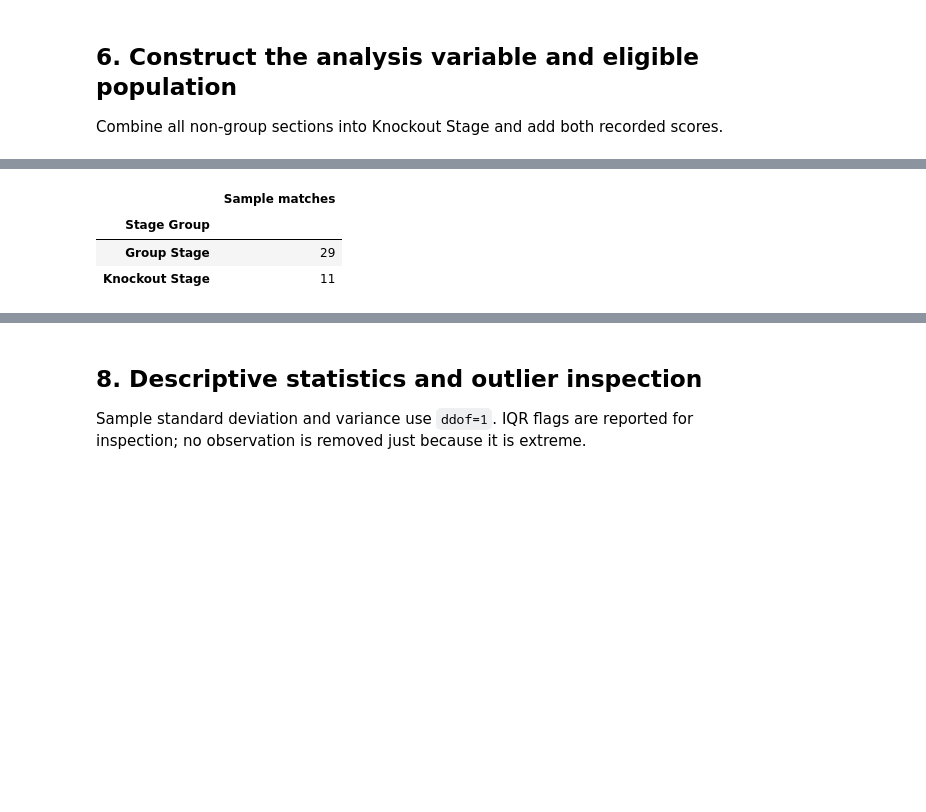
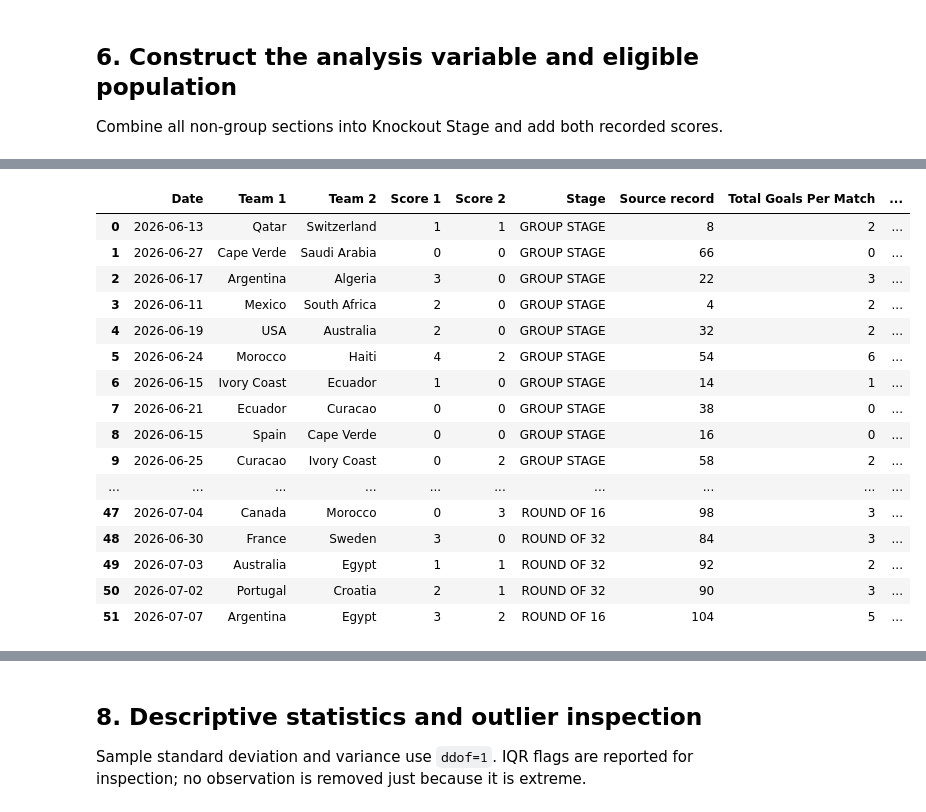
Before and after one commit to omarfaruk309/HIT140-FOUNDATIONS-OF-DATA-SCIENCE-Assessment2-WorldCup2026, a Jupyter notebook: questions/Question_1_Goals/question1.ipynb, the cells around one changed output, grey strips where cells are left out. Drawn from its saved outputs; the diff is of its cells as text; code cells hidden in the pictures; blank space fills up the shorter version.

```diff
--- a/questions/question1/question1.ipynb
+++ b/questions/Question_1_Goals/question1.ipynb
@@ -8,7 +8,6 @@ Is the average number of goals per match significantly different between the Gro
 ## 1. Libraries and project paths
 Use the project `.venv` kernel. Inline plotting keeps the figures inside this notebook.
 # %%
-# Display graphs directly below their notebook cells.
 %matplotlib inline
 from pathlib import Path
 import pandas as pd
@@ -20,15 +19,10 @@ from IPython.display import display
 
 QUESTION = 'Is the average number of goals per match significantly different between the Group Stage and Knockout Stage of the FIFA World Cup 2026?'
 NUMBER = 1
-# Find Question 1 from either the project root or this notebook's folder.
-BASE = next(
-    (candidate for parent in [Path.cwd(), *Path.cwd().parents]
-     for candidate in [parent, parent / 'questions' / 'question1']
-     if (candidate / 'question1.ipynb').is_file()),
-    None,
-)
-if BASE is None:
-    raise FileNotFoundError('Open this notebook from the project or question1 folder.')
+ROOT = Path.cwd()
+if not (ROOT / 'data').is_dir():
+    ROOT = ROOT.parent
+BASE = ROOT / 'Question_1_Goals'
 for directory in ['processed_data', 'figures', 'tables', 'results']:
     (BASE / directory).mkdir(parents=True, exist_ok=True)
 sns.set_theme(style='whitegrid')
@@ -40,10 +34,8 @@ Is the average number of goals per match significantly different between the Gro
 ## 2. Load and inspect the raw CSV
 The file has 28 columns and repeated stage/header rows. We inspect these before selecting match observations.
 # %%
-path = BASE / 'data' / 'World Cup - 2026 - Stats - Fixtures.csv'
-# Keep every row initially because this CSV contains several header rows.
+path = ROOT / 'data' / 'World Cup - 2026 - Stats - Fixtures.csv'
 raw = pd.read_csv(path, header=None)
-# Read the third row as column labels for inspection only; no match data are loaded here.
 headers = pd.read_csv(path, header=2, nrows=0).columns.tolist()
 print('Raw rows:', len(raw), '| Columns:', raw.shape[1])
 display(raw.head())
@@ -260,26 +238,24 @@ Question 1 draws 40 matches in total, then separates them by stage. Group sizes
 # %%
-# Simple random sampling, as discussed in the Week 4 inference lesson.
-SAMPLE_SIZE = 40
-print('Population:', population_description)
-print('Population size:', len(data))
-print('Sampling method: simple random sampling without replacement')
-print('Random state: 42')
-if len(data) < SAMPLE_SIZE:
-    raise ValueError('Fewer than 40 eligible matches are available.')
-# Select 40 distinct matches fairly; seed 42 reproduces the same selection on the same data.
-sample = data.sample(n=SAMPLE_SIZE, replace=False, random_state=42)
-print('Sample size:', len(sample))
-
-# Split the random sample by stage only AFTER sampling.
-display(sample['Stage Group'].value_counts().rename('Sample matches').to_frame())
-series_to_describe = {
-    stage: sample.loc[sample['Stage Group'] == stage, variables[0]]
-    for stage in ['Group Stage', 'Knockout Stage']
-}
-if any(len(values) < 2 for values in series_to_describe.values()):
-    raise ValueError('Welch inference requires at least two sampled matches in each stage.')
-
-sample.to_csv(BASE / 'processed_data' / f'question{NUMBER}_sample.csv', index=False)
+# Half the eligible population (rounded up) demonstrates a proper subset while
+# retaining observations. This is a teaching choice, not a power calculation.
+# Draw only AFTER cleaning, without replacement; keep paired teams together.
+print('\nSAMPLING\nPopulation: ' + population_description)
+print('Population size: %d\nRandom state: 42' % len(data))
+print('Sampling method: stratified random sampling; half of each stage, rounded up.')
+samples = []
+for stage in ['Group Stage', 'Knockout Stage']:
+    population = data.loc[data['Stage Group'] == stage]
+    n = int(np.ceil(len(population) / 2))
+    if n < 2:
+        raise ValueError('Need at least two sampled matches per stage.')
+    samples.append(population.sample(n=n, replace=False, random_state=42))
+    print('%s population size: %d; sample size: %d' % (stage, len(population), n))
+# Concatenation genuinely combines the two independently sampled strata.
+sample = pd.concat(samples, ignore_index=True)
+series_to_describe = {stage: sample.loc[sample['Stage Group'] == stage, variables[0]]
+                      for stage in ['Group Stage', 'Knockout Stage']}
+print('Sample size: %d' % len(sample))
+sample.to_csv(BASE / 'processed_data' / ('question%d_sample.csv' % NUMBER), index=False)
 print('Actual sampled data used below:')
 with pd.option_context('display.max_rows', None):
     display(sample)
@@ -292,4 +272,17 @@ Sample size: 40
-|  | Sample matches |
-| Stage Group |  |
-| Group Stage | 29 |
-| Knockout Stage | 11 |
+|  | Date | Team 1 | Team 2 | Score 1 | Score 2 | Stage | Source record | Total Goals Per Match | ... |
+| 0 | 2026-06-13 | Qatar | Switzerland | 1 | 1 | GROUP STAGE | 8 | 2 | ... |
+| 1 | 2026-06-27 | Cape Verde | Saudi Arabia | 0 | 0 | GROUP STAGE | 66 | 0 | ... |
+| 2 | 2026-06-17 | Argentina | Algeria | 3 | 0 | GROUP STAGE | 22 | 3 | ... |
+| 3 | 2026-06-11 | Mexico | South Africa | 2 | 0 | GROUP STAGE | 4 | 2 | ... |
+| 4 | 2026-06-19 | USA | Australia | 2 | 0 | GROUP STAGE | 32 | 2 | ... |
+| 5 | 2026-06-24 | Morocco | Haiti | 4 | 2 | GROUP STAGE | 54 | 6 | ... |
+| 6 | 2026-06-15 | Ivory Coast | Ecuador | 1 | 0 | GROUP STAGE | 14 | 1 | ... |
+| 7 | 2026-06-21 | Ecuador | Curacao | 0 | 0 | GROUP STAGE | 38 | 0 | ... |
+| 8 | 2026-06-15 | Spain | Cape Verde | 0 | 0 | GROUP STAGE | 16 | 0 | ... |
+| 9 | 2026-06-25 | Curacao | Ivory Coast | 0 | 2 | GROUP STAGE | 58 | 2 | ... |
+| ... | ... | ... | ... | ... | ... | ... | ... | ... | ... |
+| 47 | 2026-07-04 | Canada | Morocco | 0 | 3 | ROUND OF 16 | 98 | 3 | ... |
+| 48 | 2026-06-30 | France | Sweden | 3 | 0 | ROUND OF 32 | 84 | 3 | ... |
+| 49 | 2026-07-03 | Australia | Egypt | 1 | 1 | ROUND OF 32 | 92 | 2 | ... |
+| 50 | 2026-07-02 | Portugal | Croatia | 2 | 1 | ROUND OF 32 | 90 | 3 | ... |
+| 51 | 2026-07-07 | Argentina | Egypt | 3 | 2 | ROUND OF 16 | 104 | 5 | ... |
```
Also changed, not shown: parts of 15 cells of this notebook, 15 other files.
